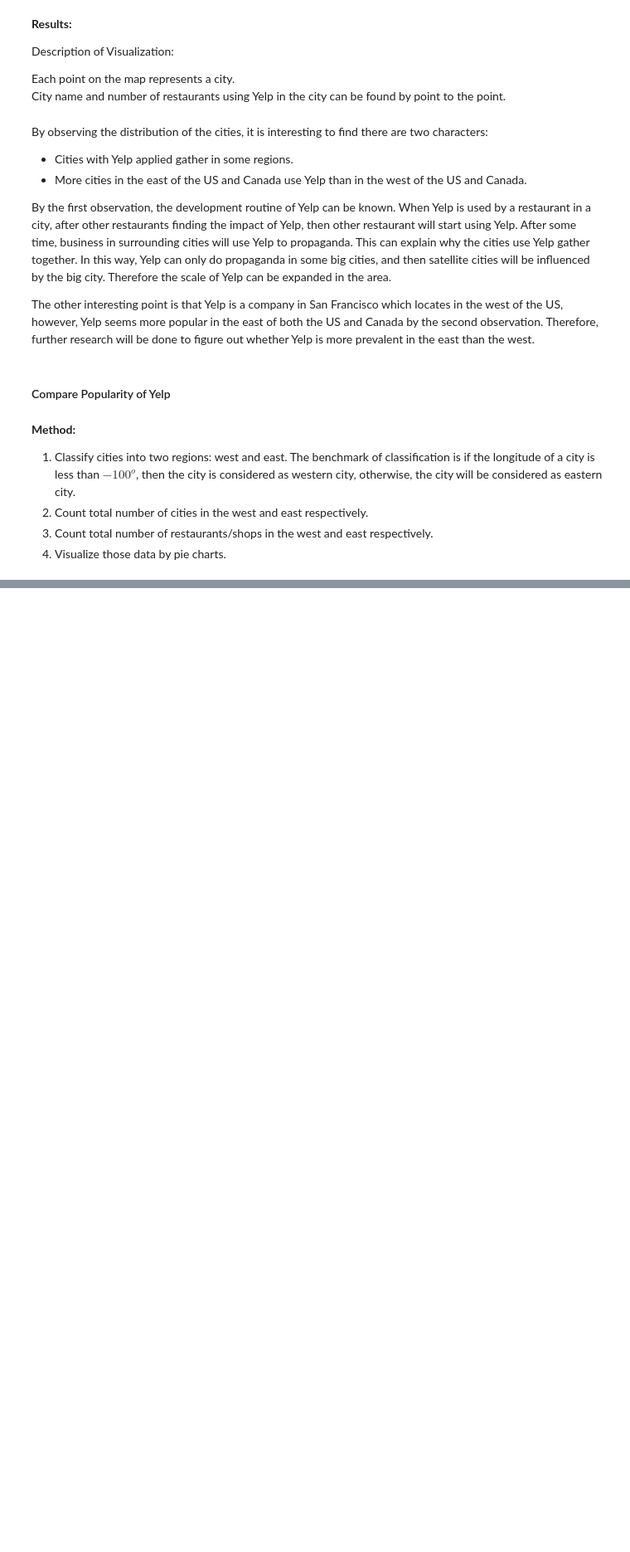
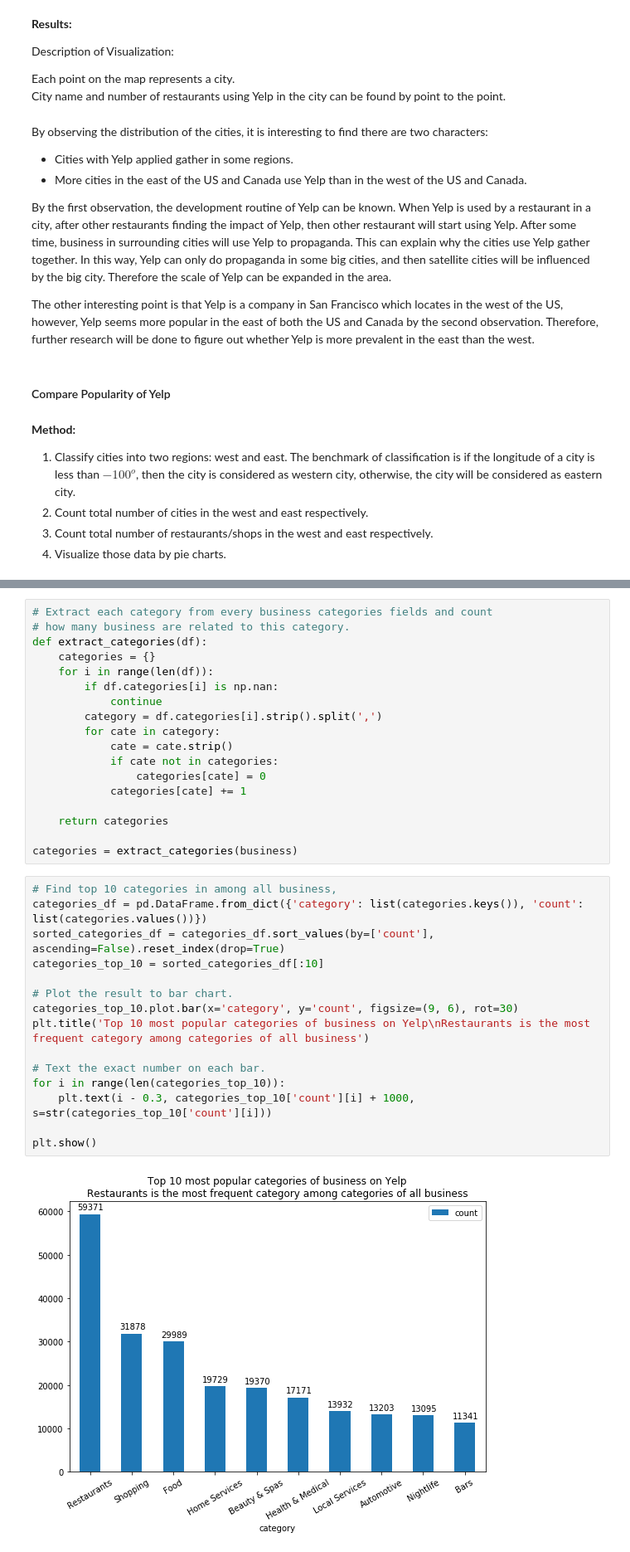
Before and after one commit to wsxwsx543/Yelp-Exploring, a Jupyter notebook: assignment2.ipynb, the cells around one changed output, grey strips where cells are left out. Shown: that part at 83% size. Drawn from its saved outputs; the diff is of its cells as text; blank space fills up the shorter version.

```diff
--- a/assignment2.ipynb
+++ b/assignment2.ipynb
@@ -218,0 +231,35 @@ The conclusion is Yelp is more popular among cities in the east than in the west
+# %%
+# Extract each category from every business categories fields and count
+# how many business are related to this category.
+def extract_categories(df):
+    categories = {}
+    for i in range(len(df)):
+        if df.categories[i] is np.nan:
+            continue
+        category = df.categories[i].strip().split(',')
+        for cate in category:
+            cate = cate.strip()
+            if cate not in categories:
+                categories[cate] = 0
+            categories[cate] += 1
+
+    return categories
+
+categories = extract_categories(business)
+# %%
+# Find top 10 categories in among all business,
+categories_df = pd.DataFrame.from_dict({'category': list(categories.keys()), 'count': list(categories.values())})
+sorted_categories_df = categories_df.sort_values(by=['count'], ascending=False).reset_index(drop=True)
+categories_top_10 = sorted_categories_df[:10]
+
+# Plot the result to bar chart.
+categories_top_10.plot.bar(x='category', y='count', figsize=(9, 6), rot=30)
+plt.title('Top 10 most popular categories of business on Yelp\nRestaurants is the most frequent category among categories of all business')
+
+# Text the exact number on each bar.
+for i in range(len(categories_top_10)):
+    plt.text(i - 0.3, categories_top_10['count'][i] + 1000, s=str(categories_top_10['count'][i]))
+
+plt.show()
+# %% [output]
+[figure, added]
```
Also changed, not shown: parts of 12 cells of this notebook.
